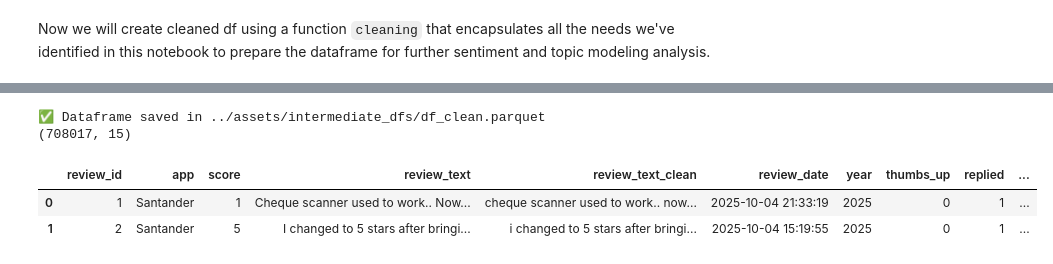
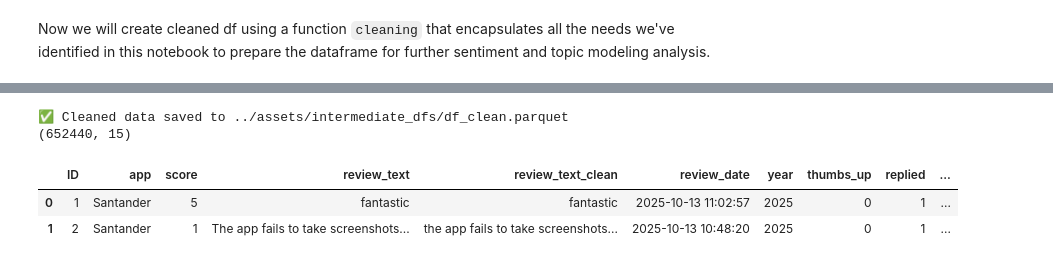
Before and after one commit to pcatarino88/banking_app_reviews, a Jupyter notebook: notebooks/2. Preprocessing and EDA.ipynb, the cells around one changed output, grey strips where cells are left out. Cells and saved outputs as stored; diff of their text form; code cells hidden in the pictures.

Commit message:
adjusted cleaning function to work on pipeline

```diff
--- a/notebooks/2. Preprocessing and EDA.ipynb
+++ b/notebooks/2. Preprocessing and EDA.ipynb
@@ -329,6 +334,10 @@ There is substantial difference in the percentage of replied reviews between the
 # %% [markdown]
 Let's also **analyze the `time_to_reply_hours`** in those situations that a reply was given, by comparing `date` with `Reply_Date` and converting the difference into hours.
 # %%
+# Remove timezone from 'date'
+reviews['date'] = reviews['date'].dt.tz_localize(None)
+
+# Calculate time to reply in hours
 reviews['Reply_Date'] = pd.to_datetime(reviews['Reply_Date'])
 reviews['time_to_reply'] = reviews['Reply_Date']-reviews['date']
 reviews['time_to_reply_hours'] = (reviews['time_to_reply'].dt.total_seconds() / 3600).round(2) # convert seconds to hours (60 * 60)
@@ -460,16 +480,17 @@ raw_reviews.head(2)
 # %%
-def cleaning(df_raw: pd.DataFrame):
+def cleaning(input_path="../assets/intermediate_dfs/df_raw.parquet",
+             output_path="../assets/intermediate_dfs/df_clean.parquet"):
     """
-    Clean raw Google Play reviews into a consistent schema.
-    Removes reviews prior to date 2017-01-01.
+    Loads df_raw from input path, cleans it into a consistent schema and saves df_clean in output path.
+    Removes reviews prior to date 2019-01-01.
     """
-    df = df_raw.copy()
+    df = pd.read_parquet(input_path)
 
     # Drop columns we don't keep
-    df = df.drop(columns = ['user_name'])
+    df = df.drop(columns = ['user_name', 'app_id','reviewId'])
 
     # Create sequential review_id starting at 1
-    df.insert(0, 'review_id', np.arange(1, 1 + len(df), dtype='int32'))
+    df.insert(0, 'ID', np.arange(1, 1 + len(df), dtype='int32'))
 
     # Parse date columns
     for c in ['date', 'Reply_Date']:
@@ -482,6 +503,7 @@ def cleaning(df_raw: pd.DataFrame):
     df['replied'] = reviews['Reply'].notna().astype('int8')
 
     # Create 'time_to_reply(h)'
+    df['date'] = df['date'].dt.tz_localize(None) # remove timezone info to avoid errors
     delta = df['Reply_Date'] - df['date']
     df['time_to_reply(h)'] = (delta.dt.total_seconds() / 3600).round(2)
 
@@ -520,30 +542,29 @@ def cleaning(df_raw: pd.DataFrame):
 
     df['reply_text_clean']  = df['reply_text'].map(_clean_text)
 
-    # Drop reviews prior to 2018-01-01
-    df = df.loc[df["review_date"] >= pd.Timestamp("2018-01-01")].copy()
+    # Drop reviews prior to 2019-01-01
+    df = df.loc[df["review_date"] >= pd.Timestamp("2019-01-01")].copy()
 
     # Reorder columns; keep any others at the end
     new_order = [
-        'review_id', 'app', 'score','review_text','review_text_clean','review_date','year','thumbs_up','replied','reply_text',
+        'ID', 'app', 'score','review_text','review_text_clean','review_date','year','thumbs_up','replied','reply_text',
         'reply_text_clean','reply_date','time_to_reply(h)','app_version_head','app_version_detail'
     ]
 
     df = df[new_order]
 
     # --- Save Final Dataframe ---
-    save_path = "../assets/intermediate_dfs/df_clean.parquet"
-    df.to_parquet(save_path, index = False)
-    print(f"✅ Dataframe saved in {save_path}")
+    df.to_parquet(output_path, index=False)
+    print(f"✅ Cleaned data saved to {output_path}")
 
     return df
 # %%
-df_clean = cleaning (raw_reviews)
+df_clean = cleaning ()
 print (df_clean.shape)
 display(df_clean.head(2))
 # %% [output]
-✅ Dataframe saved in ../assets/intermediate_dfs/df_clean.parquet
-(708017, 15)
+✅ Cleaned data saved to ../assets/intermediate_dfs/df_clean.parquet
+(652440, 15)
-|  | review_id | app | score | review_text | review_text_clean | review_date | year | thumbs_up | replied | ... |
-| 0 | 1 | Santander | 1 | Cheque scanner used to work.. Now... | cheque scanner used to work.. now... | 2025-10-04 21:33:19 | 2025 | 0 | 1 | ... |
-| 1 | 2 | Santander | 5 | I changed to 5 stars after bringi... | i changed to 5 stars after bringi... | 2025-10-04 15:19:55 | 2025 | 0 | 1 | ... |
+|  | ID | app | score | review_text | review_text_clean | review_date | year | thumbs_up | replied | ... |
+| 0 | 1 | Santander | 5 | fantastic | fantastic | 2025-10-13 11:02:57 | 2025 | 0 | 1 | ... |
+| 1 | 2 | Santander | 1 | The app fails to take screenshots... | the app fails to take screenshots... | 2025-10-13 10:48:20 | 2025 | 0 | 1 | ... |
```
Also changed, not shown: parts of 18 cells of this notebook, 1 other file.
